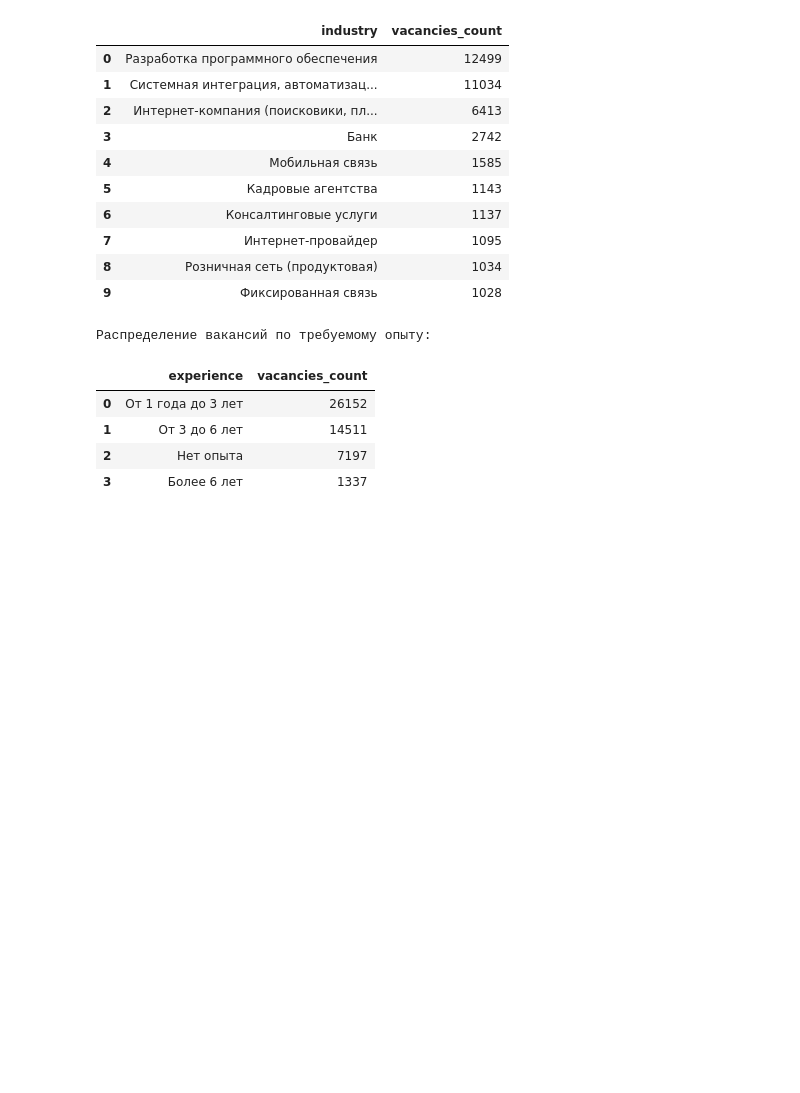
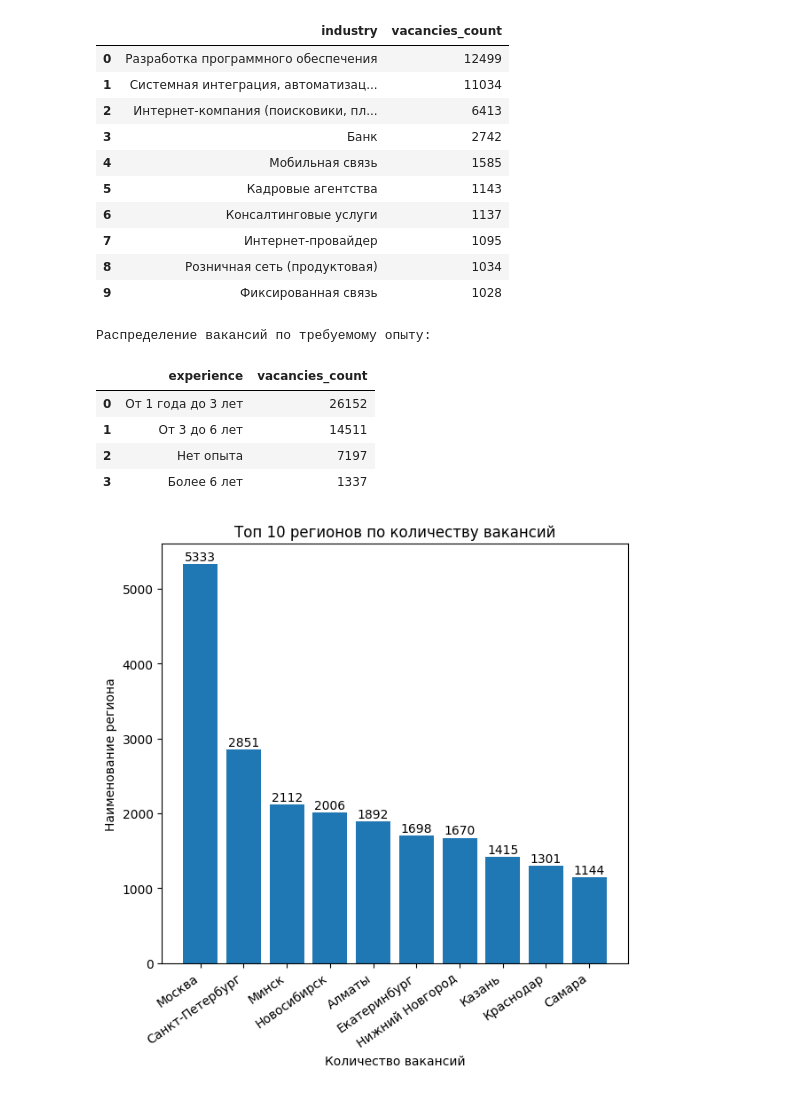
Before and after one commit to tgorbunov/sf_data_science, a Jupyter notebook: project_2/Project_2_Ноутбук_шаблон_TimurG.ipynb, the cells around one changed output. Saved outputs shown, nothing was run; the diff lists cells and outputs as text; code cells hidden in the pictures; blank space fills up the shorter version.

```diff
--- a/project_2/Project_2_Ноутбук_шаблон_TimurG.ipynb
+++ b/project_2/Project_2_Ноутбук_шаблон_TimurG.ipynb
@@ -15,3 +21,13 @@ PORT = 5432
+# %%
+import os
+from dotenv import load_dotenv
+
+load_dotenv()
+DBNAME = os.getenv("DBNAME")
+USER = os.getenv("USER")
+PASSWORD = os.getenv("PASSWORD")
+HOST = os.getenv("HOST")
+PORT = os.getenv("PORT")
 # %%
 connection = psycopg2.connect(
     dbname=DBNAME,
@@ -715,0 +735,38 @@ display(experience_dist_df)
+# %%
+top_10_cities = '''
+SELECT
+    COUNT(v.id) AS cnt,
+    a.name AS area
+FROM vacancies v
+JOIN areas a ON v.area_id=a.id
+GROUP BY a.name
+ORDER BY cnt DESC
+LIMIT 10
+'''
+
+df = pd.read_sql_query(top_10_cities, connection)
+
+import matplotlib.pyplot as plt
+# создадим фигуру и отрисуем график
+fig, ax = plt.subplots(figsize=(6, 6))
+ax.bar(x=df.area.values, height=df.cnt.values)
+
+# Добавим подписи данных
+for at_x, at_y in enumerate(df.cnt):
+    ax.text(at_x, at_y + 50, round(at_y, 1), horizontalalignment='center')
+
+# Повернём подписи столбцов на оси х
+plt.xticks(rotation=35, horizontalalignment='right')
+plt.tight_layout()
+
+# добавим подписи осей и графика
+ax.set(xlabel='Количество вакансий',
+       ylabel='Наименование региона',
+       title='Топ 10 регионов по количеству вакансий',
+       );
+
+
+# выведем на экран результат
+fig.show()
+# %% [output]
+[figure, added]
```
Also changed, not shown: parts of 8 cells of this notebook, 3 other files.
